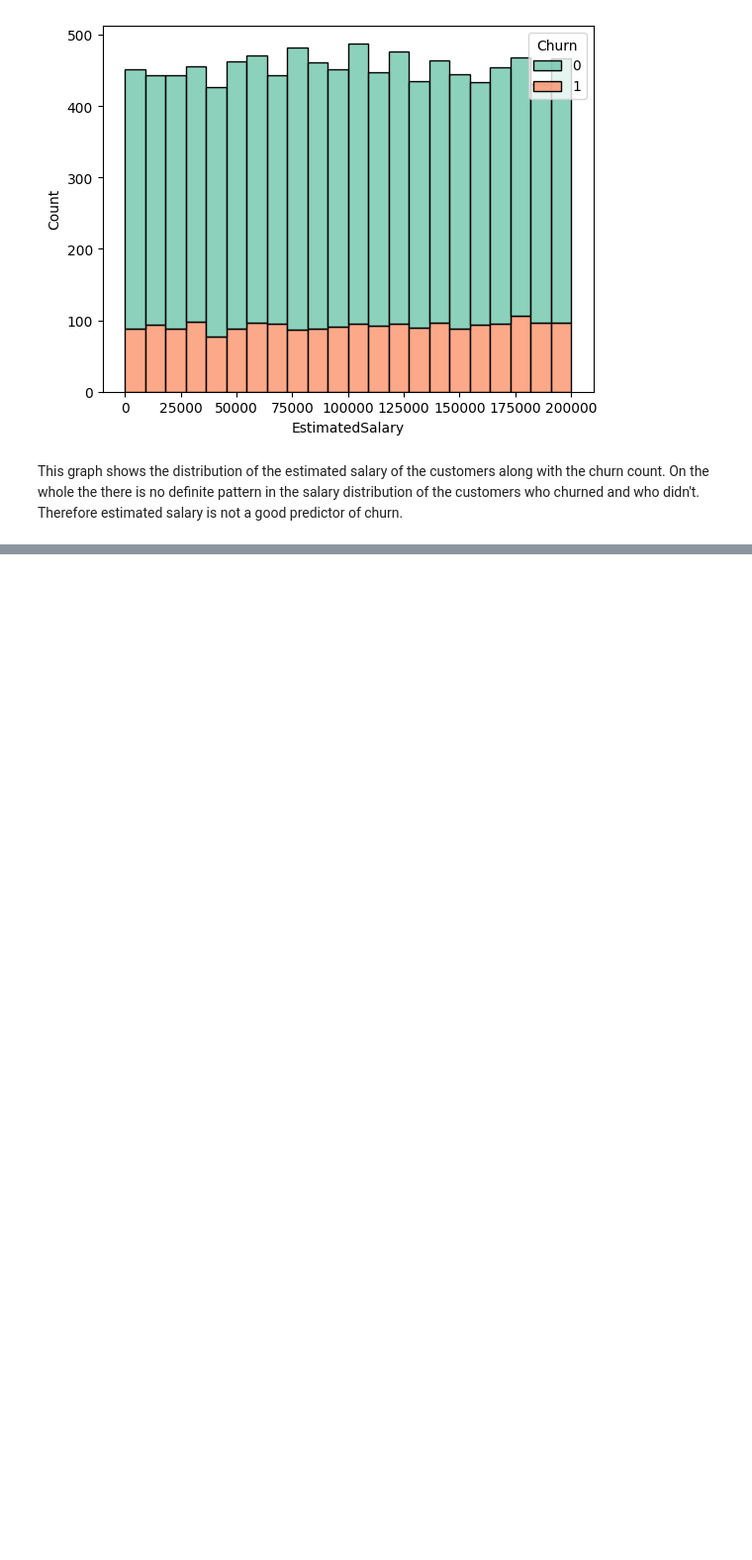
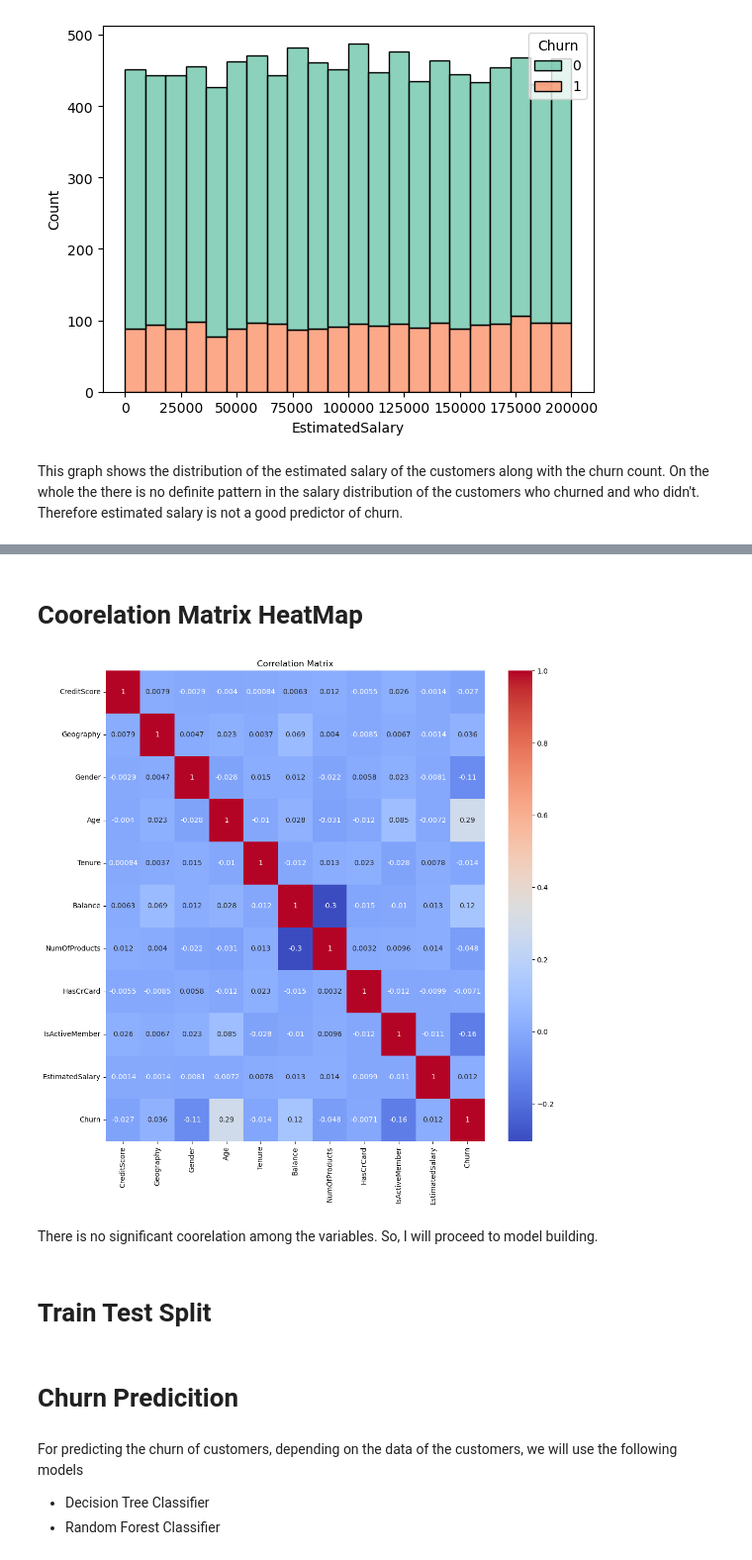
Before and after one commit to arifkhan10/CustomerChurnModelling, a Jupyter notebook: CustomerChurnModelling.ipynb, the cells around one changed output, grey strips where cells are left out. Shown: that part at 99% size. Saved outputs shown, nothing was run; the diff lists cells and outputs as text; code cells hidden in the pictures; blank space fills up the shorter version.

```diff
--- a/CustomerChurnModelling.ipynb
+++ b/CustomerChurnModelling.ipynb
@@ -241,0 +259,9 @@ This graph shows the distribution of the estimated salary of the customers along
+# %%
+#label encoding the variables
+variables = ['Geography', 'Gender']
+from sklearn.preprocessing import LabelEncoder
+le  = LabelEncoder()
+for i in variables:
+    le.fit(df[i].unique())
+    df[i] = le.transform(df[i])
+    print(i, df[i].unique())
@@ -241,0 +271,5 @@ This graph shows the distribution of the estimated salary of the customers along
+# %%
+#Normalization
+from sklearn.preprocessing import StandardScaler
+scaler = StandardScaler()
+df[['CreditScore', 'Balance', 'EstimatedSalary']] = scaler.fit_transform(df[['CreditScore','Balance','EstimatedSalary']])
@@ -241,0 +285,13 @@ This graph shows the distribution of the estimated salary of the customers along
+# %% [markdown]
+# Coorelation Matrix HeatMap
+# %%
+plt.figure(figsize=(12,12))
+sns.heatmap(df.corr(), annot=True, cmap='coolwarm')
+plt.title('Correlation Matrix')
+plt.show()
+# %% [output]
+[figure, added]
+# %% [markdown]
+There is no significant coorelation among the variables. So, I will proceed to model building.
+# %% [markdown]
+# Train Test Split
@@ -241,0 +302,6 @@ This graph shows the distribution of the estimated salary of the customers along
+# %% [markdown]
+# Churn Predicition
+# %% [markdown]
+For predicting the churn of customers, depending on the data of the customers, we will use the following models
+- Decision Tree Classifier
+- Random Forest Classifier
```
Also changed, not shown: parts of 18 cells of this notebook.
